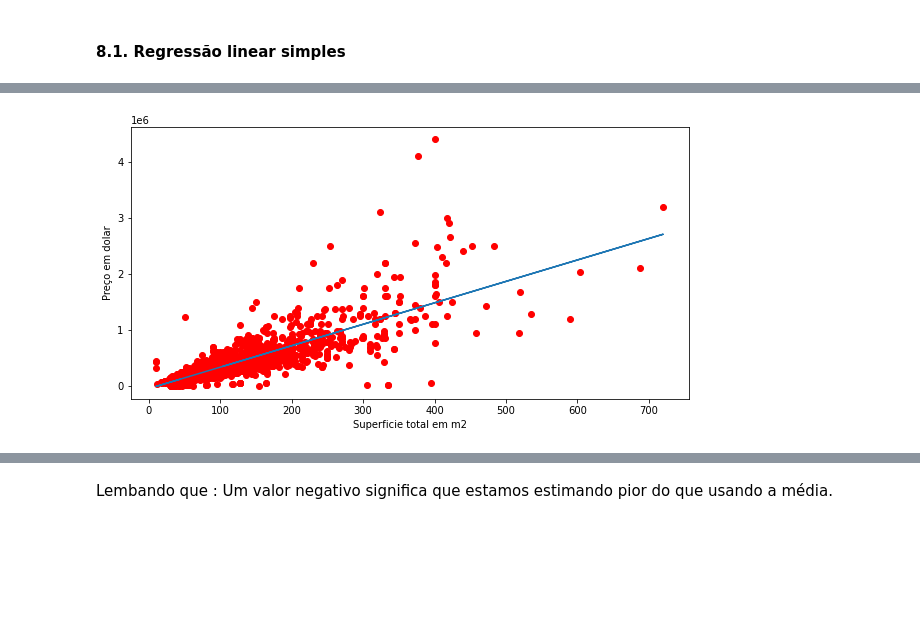
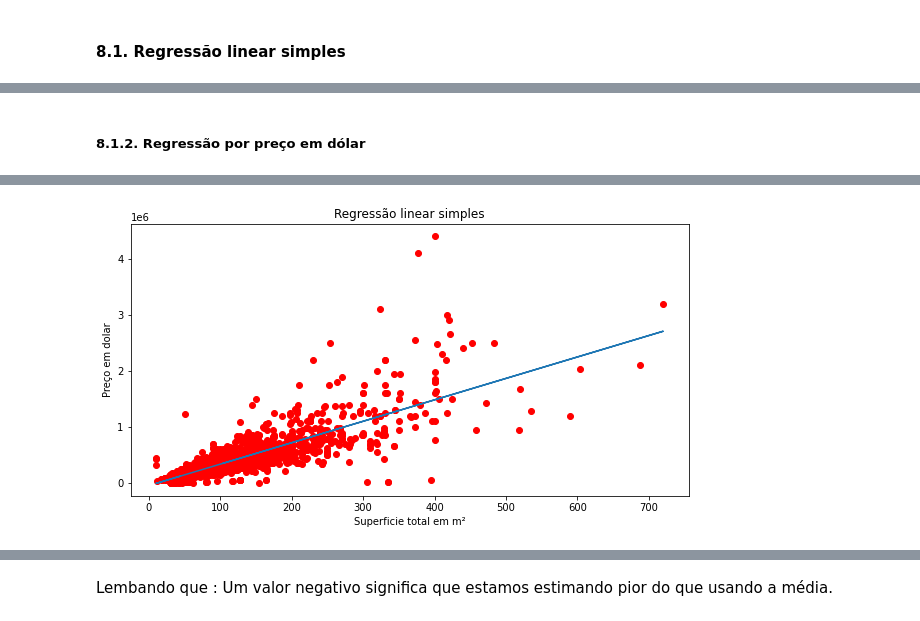
Before and after one commit to lidiambsouza/price_properties, a Jupyter notebook: price_properties.ipynb, the cells around one changed output, grey strips where cells are left out. Cells and saved outputs as stored; diff of their text form; code cells hidden in the pictures; blank space fills up the shorter version.

```diff
--- a/price_properties.ipynb
+++ b/price_properties.ipynb
@@ -689,0 +711,20 @@ from sklearn import metrics
+# %%
+
+def generate_regression_simple(dadosApartment, label_x, label_y):
+    dfAp = dfApartament[dadosApartment]
+
+    eixo_x = dfAp.iloc[:,1].values
+    eixo_y = dfAp.iloc[:,0].values
+
+    #Tranformando os dados em matriz
+    eixo_x = eixo_x.reshape(-1, 1)
+    eixo_y = eixo_y.reshape(-1, 1)
+
+    funcao_Regressao = LinearRegression()
+    model = funcao_Regressao.fit( eixo_x, eixo_y )
+    previsoes = funcao_Regressao.predict(eixo_x)
+
+
+    chart_simple(eixo_x, eixo_y, previsoes, label_x, label_y)
+    #Avaliando desempemho
+    info_simple(eixo_y, previsoes)
@@ -690,32 +743,7 @@ from sklearn import metrics
+# %% [markdown]
+<h5>8.1.2. Regressão por preço em dólar</h5>
 # %%
-dadosApartment = ["price_usd",'surface_total_in_m2_Final']
-dfAp = dfApartament[dadosApartment]
-
-eixo_x = dfAp.iloc[:,1].values
-eixo_y = dfAp.iloc[:,0].values
-
-#Tranformando os dados em matriz
-eixo_x = eixo_x.reshape(-1, 1)
-eixo_y = eixo_y.reshape(-1, 1)
-
-from sklearn.linear_model import LinearRegression
-funcao_Regressao = LinearRegression()
-funcao_Regressao.fit( eixo_x, eixo_y )
-y_est = funcao_Regressao.predict(eixo_x)
-
-plt.figure(figsize = (10,5))
-plt.scatter(eixo_x, eixo_y, color='red' )
-plt.plot( eixo_x, y_est)
-
-plt.xlabel('Superficie total em m2')
-plt.ylabel('Preço em dolar')
-
-#Avaliando desempemho
-print ("Avaliação de Desempenho:")
-previsoes = y_est
-print ("MSE:", metrics.mean_squared_error(eixo_y, previsoes))
-print ("RMSE:",np.sqrt(metrics.mean_squared_error(eixo_y, previsoes)) )
-print ('MAE:', metrics.mean_absolute_error(eixo_y, previsoes))
-print ('R2:', metrics.r2_score(eixo_y, previsoes))
+dadosApartment_price_usd = ["price_usd",'surface_total_in_m2_Final']
+generate_regression_simple(dadosApartment_price_usd, 'Superficie total em m²', 'Preço em dolar')
 # %% [output]
 Avaliação de Desempenho:
@@ -725,2 +753,2 @@ MAE: 105106.98395402894
 R2: 0.6970100352891391
-[figure, old version]
+[figure, new version]
```
Also changed, not shown: parts of 74 cells of this notebook.
